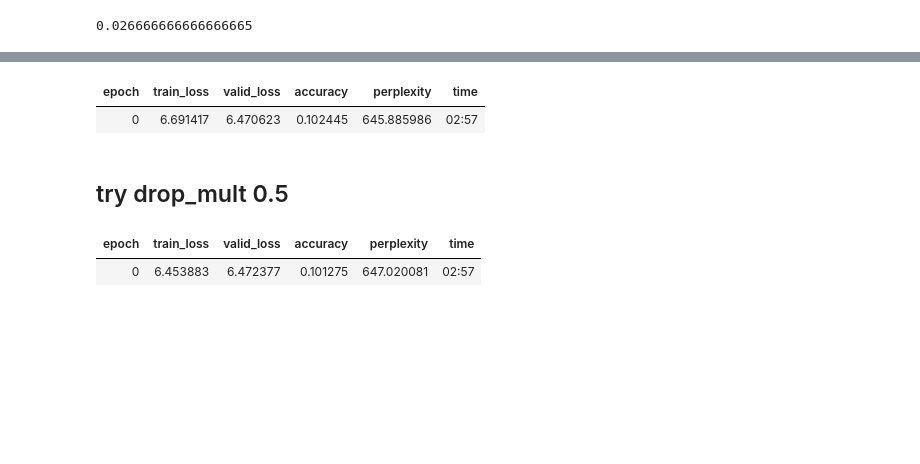
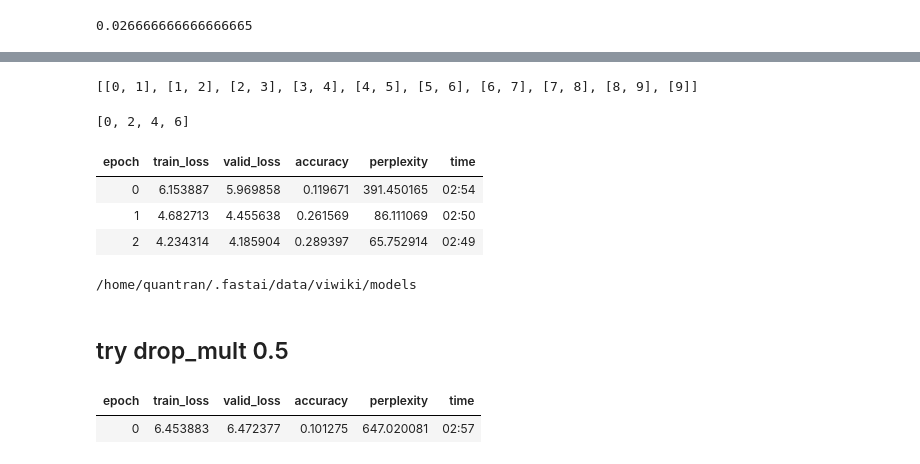
Before and after one commit to anhquan0412/nlp_practice, a Jupyter notebook: fastai2_nlp/fastai2_vnmese_lm.ipynb, the cells around one changed output, grey strips where cells are left out. Drawn from its saved outputs; the diff is of its cells as text; code cells hidden in the pictures; blank space fills up the shorter version.

Commit message:
extensive note on fastai2 data module and learner

```diff
--- a/fastai2_nlp/fastai2_vnmese_lm.ipynb
+++ b/fastai2_nlp/fastai2_vnmese_lm.ipynb
@@ -106,6 +508,23 @@ lr
+# %%
+[list(range(10))[slice(i,i+2)] for i in range(10)] # [0:2],[1:3], ...
+# %% [output]
+[[0, 1], [1, 2], [2, 3], [3, 4], [4, 5], [5, 6], [6, 7], [7, 8], [8, 9], [9]]
+# %%
+list(range(10))[slice(0,7,2)]
+# %% [output]
+[0, 2, 4, 6]
 # %%
-learn.unfreeze()
-learn.fit_one_cycle(1, lr, moms=(0.8,0.7,0.8))
+
+learn.fit_one_cycle(3, lr, moms=(0.8,0.7,0.8))
 # %% [output]
 | epoch | train_loss | valid_loss | accuracy | perplexity | time |
-| 0 | 6.691417 | 6.470623 | 0.102445 | 645.885986 | 02:57 |
+| 0 | 6.153887 | 5.969858 | 0.119671 | 391.450165 | 02:54 |
+| 1 | 4.682713 | 4.455638 | 0.261569 | 86.111069 | 02:50 |
+| 2 | 4.234314 | 4.185904 | 0.289397 | 65.752914 | 02:49 |
+# %%
+mdl_path = path/'models'
+print(mdl_path)
+mdl_path.mkdir(exist_ok=True)
+lm_fns = [f'vi_wt', f'vi_wt_vocab']
+# %% [output]
+/home/quantran/.fastai/data/viwiki/models
```
Also changed, not shown: parts of 66 cells of this notebook, 2 other files.
